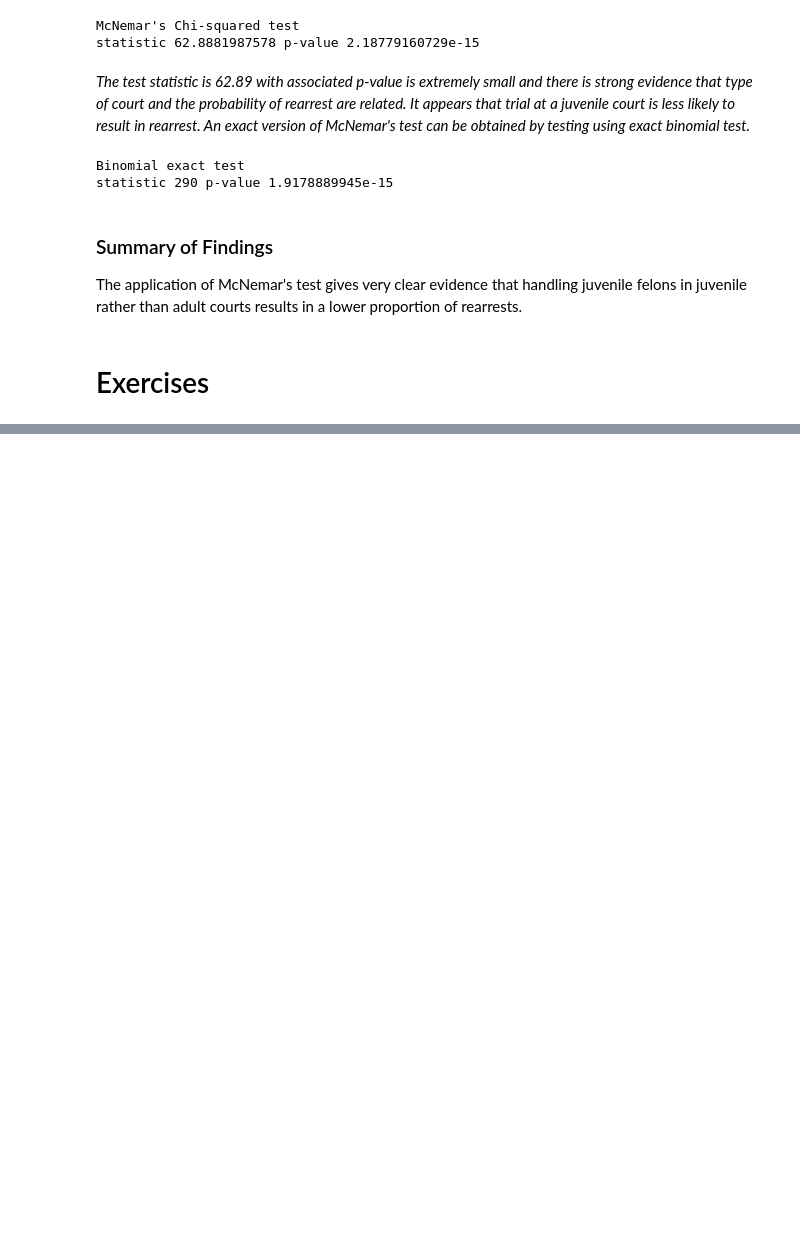
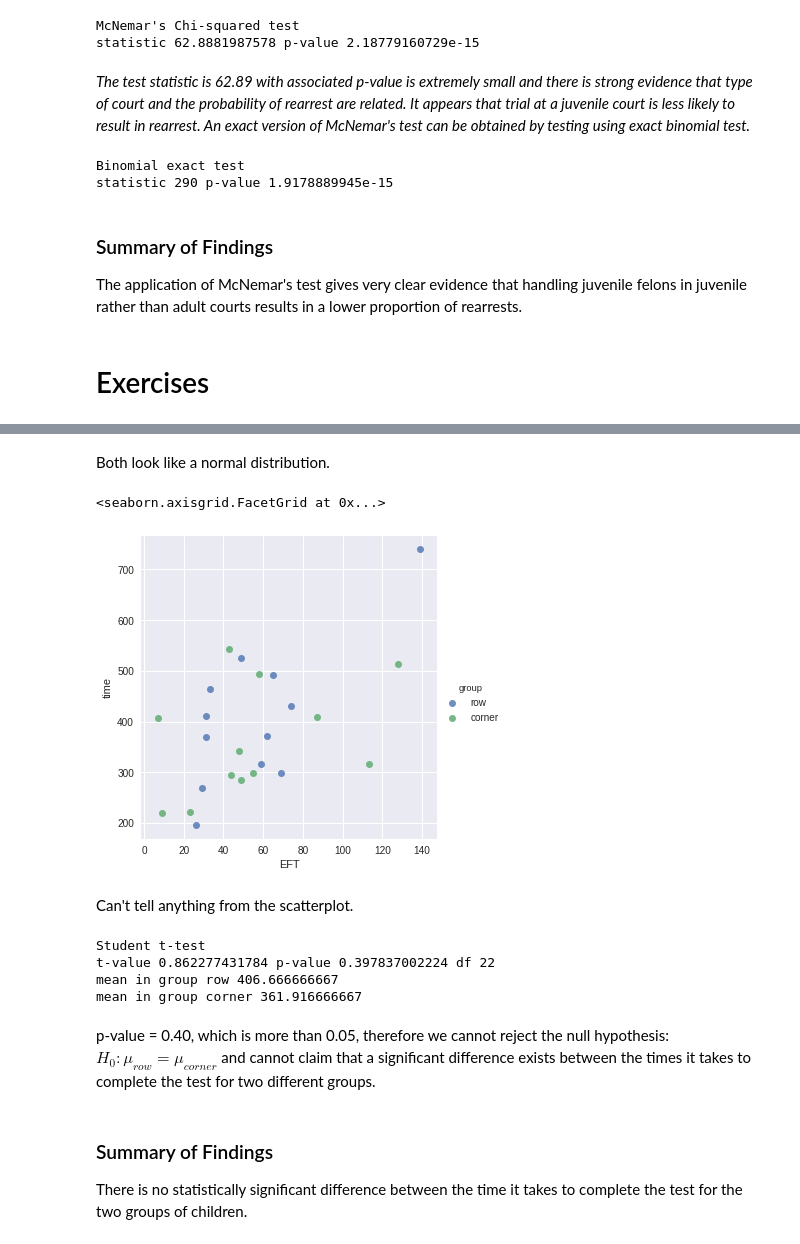
Before and after one commit to seporaitis/hsaur-python, a Jupyter notebook: Chapter3.ipynb, the cells around one changed output, grey strips where cells are left out. Drawn from its saved outputs; the diff is of its cells as text; code cells hidden in the pictures; blank space fills up the shorter version.

```diff
--- a/Chapter3.ipynb
+++ b/Chapter3.ipynb
@@ -409,0 +578,32 @@ The application of McNemar's test gives very clear evidence that handling juveni
+# %% [markdown]
+Both look like a normal distribution.
+# %%
+sns.lmplot(x="EFT", y="time", hue="group", data=eft, fit_reg=False)
+# %% [output]
+<seaborn.axisgrid.FacetGrid at 0x...>
+[figure, added]
+# %% [markdown]
+Can't tell anything from the scatterplot.
+# %%
+eftrow = eft[eft['group'] == 'row']
+eftcorner = eft[eft['group'] == 'corner']
+tvalue, pvalue = stats.ttest_ind(
+    a=eftrow['time'],
+    b=eftcorner['time'],
+)
+print("Student t-test")
+print("t-value", tvalue, "p-value", pvalue, "df", (len(eftrow) + len(eftcorner) - 2))
+
+print("mean in group row", eftrow['time'].mean())
+print("mean in group corner", eftcorner['time'].mean())
+# %% [output]
+Student t-test
+t-value 0.862277431784 p-value 0.397837002224 df 22
+mean in group row 406.666666667
+mean in group corner 361.916666667
+# %% [markdown]
+p-value = 0.40, which is more than 0.05, therefore we cannot reject the null hypothesis: $H_0: \mu_{row} = \mu_{corner}$ and cannot claim that a significant difference exists between the times it takes to complete the test for two different groups.
+# %% [markdown]
+### Summary of Findings
+
+There is no statistically significant difference between the time it takes to complete the test for the two groups of children.
```
Also changed, not shown: parts of 19 cells of this notebook, 1 other file.
